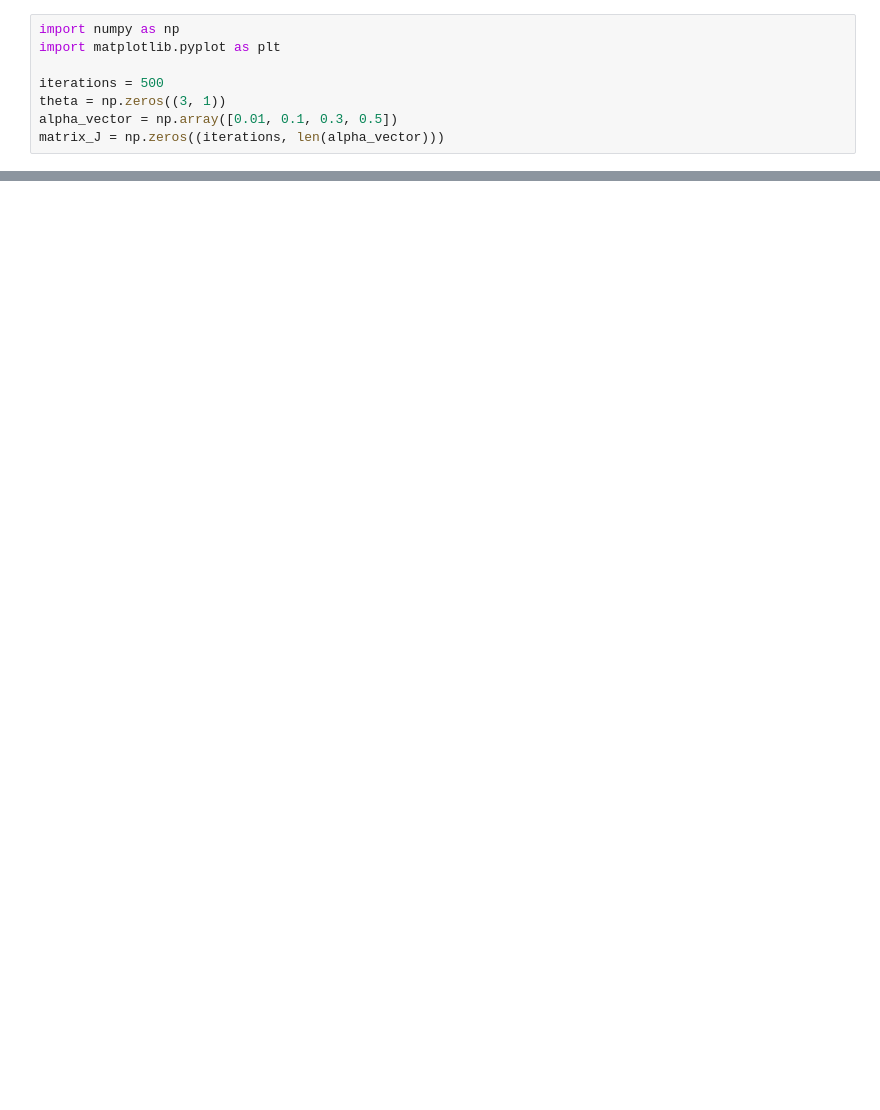
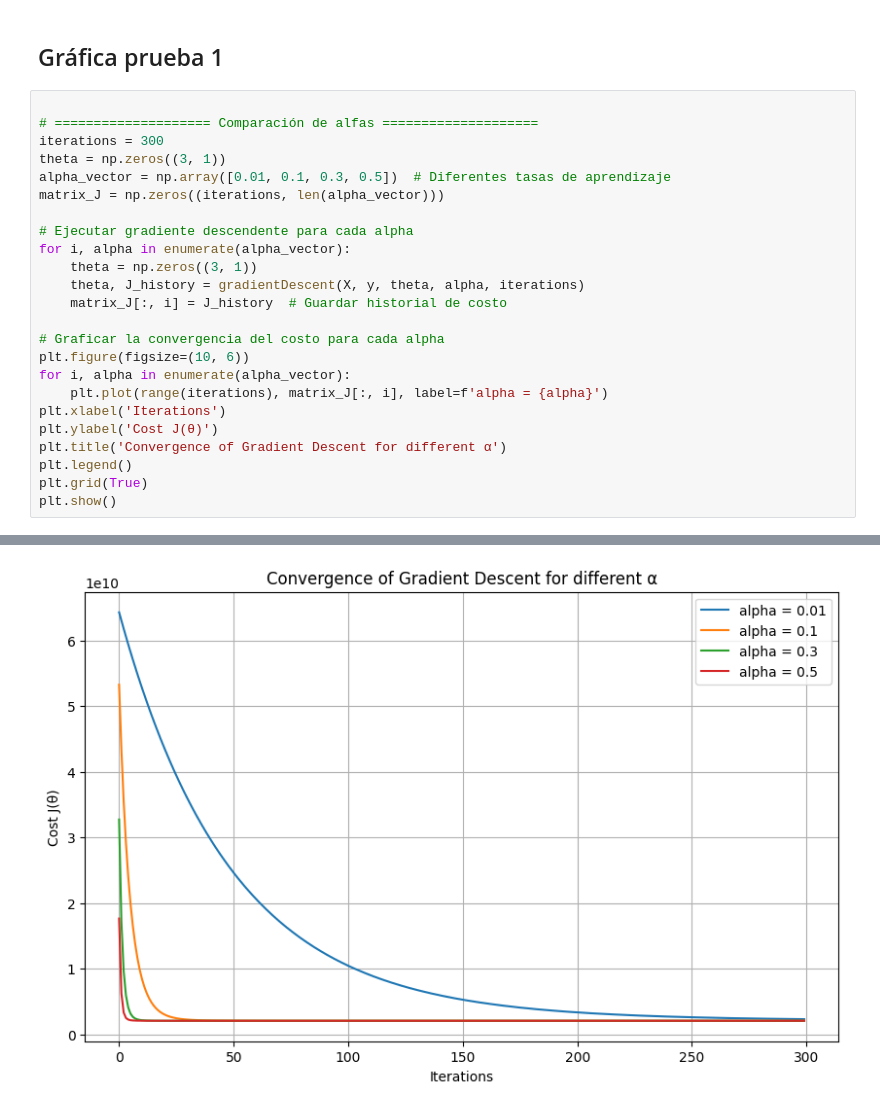
Before and after one commit to undelapaz-rnap-2025I/tarea-regresion-Joinerssj, a Jupyter notebook: Regression_multilinear joiner.ipynb, the cells around one changed output, grey strips where cells are left out. Cells and saved outputs as stored; diff of their text form; blank space fills up the shorter version.

```diff
--- a/Regression_multilinear joiner.ipynb
+++ b/Regression_multilinear joiner.ipynb
@@ -321,8 +222,27 @@ the number of the iterations.
-# %%
-import numpy as np
-import matplotlib.pyplot as plt
-
-iterations = 500
-theta = np.zeros((3, 1))
-alpha_vector = np.array([0.01, 0.1, 0.3, 0.5])
-matrix_J = np.zeros((iterations, len(alpha_vector)))
+# %% [markdown]
+## Gráfica prueba 1
+# %%
+
+# ==================== Comparación de alfas ====================
+iterations = 300
+theta = np.zeros((3, 1))
+alpha_vector = np.array([0.01, 0.1, 0.3, 0.5])  # Diferentes tasas de aprendizaje
+matrix_J = np.zeros((iterations, len(alpha_vector)))
+
+# Ejecutar gradiente descendente para cada alpha
+for i, alpha in enumerate(alpha_vector):
+    theta = np.zeros((3, 1))
+    theta, J_history = gradientDescent(X, y, theta, alpha, iterations)
+    matrix_J[:, i] = J_history  # Guardar historial de costo
+
+# Graficar la convergencia del costo para cada alpha
+plt.figure(figsize=(10, 6))
+for i, alpha in enumerate(alpha_vector):
+    plt.plot(range(iterations), matrix_J[:, i], label=f'alpha = {alpha}')
+plt.xlabel('Iterations')
+plt.ylabel('Cost J(θ)')
+plt.title('Convergence of Gradient Descent for different α')
+plt.legend()
+plt.grid(True)
+plt.show()
+# %% [output]
@@ -328,0 +266 @@ matrix_J = np.zeros((iterations, len(alpha_vector)))
+[figure, added]
```
Also changed, not shown: parts of 19 cells of this notebook.
